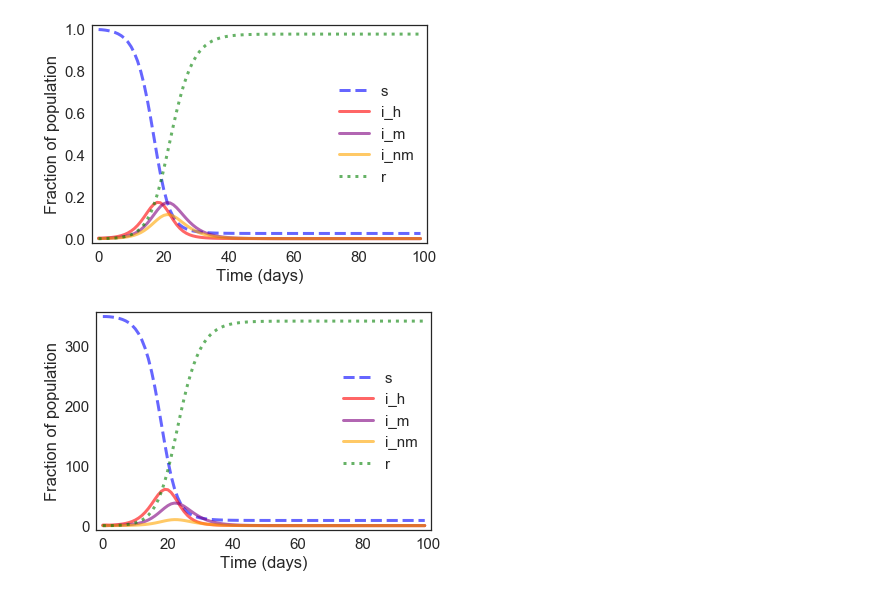
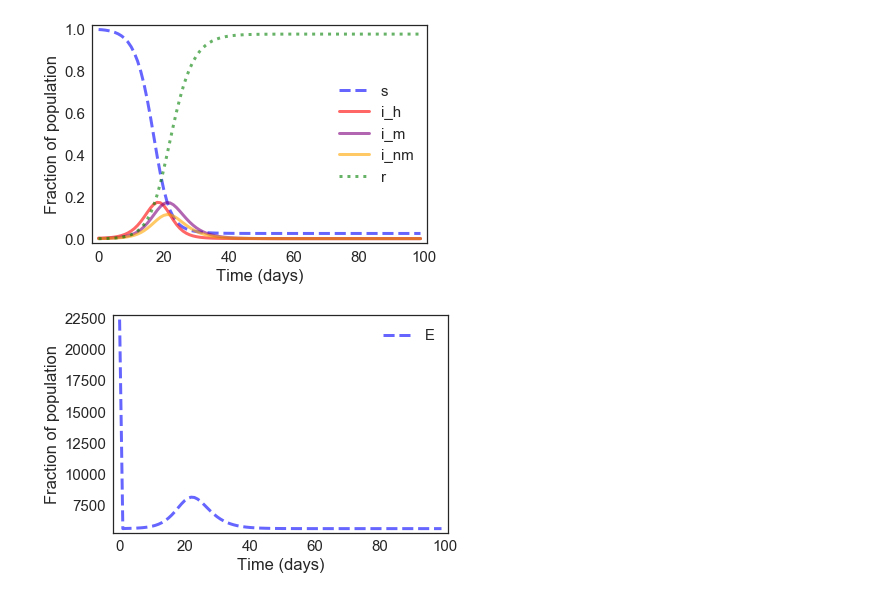
Before and after one commit to MarkG98/ModSimPy-Project-2, a Jupyter notebook: ProjectAlison.ipynb, the cells around one changed output. Saved outputs shown, nothing was run; the diff lists cells and outputs as text; code cells hidden in the pictures.

```diff
--- a/ProjectAlison.ipynb
+++ b/ProjectAlison.ipynb
@@ -173,7 +199,7 @@ plot_results(frame.S, frame.I_H, frame.I_M, frame.I_NM, frame.R)
 # %% [output]
 [figure]
 # %%
-def plot_results(Se, I_He, I_Me, I_NMe, Re):
+def plot_results2(Efficiancy):
     """Plot the results of a SIR model.
 
     S: TimeSeries
@@ -182,15 +208,11 @@ def plot_results(Se, I_He, I_Me, I_NMe, Re):
     I_U: TimeSeries
     R: TimeSeries
     """
-    plot(Se, '--', color='blue', label='s')
-    plot(I_He, '-', color='red', label='i_h')
-    plot(I_Me, '-', color='purple', label='i_m')
-    plot(I_NMe, '-', color='orange', label='i_nm')
-    plot(Re, ':', color='green', label='r')
+    plot(Efficiancy, '--', color='blue', label='E')
     decorate(xlabel='Time (days)',
              ylabel='Fraction of population')
-# %%
-eff = system.resultsE
-plot_results(eff.Se, eff.I_He, eff.I_Me, eff.I_NMe, eff.Re)
-# %% [output]
-[figure, removed]
+# %%
+eff = system.resultsE
+plot_results2(eff.Efficiancy)
+# %% [output]
+[figure, added]
```
Also changed, not shown: parts of 6 cells of this notebook.
